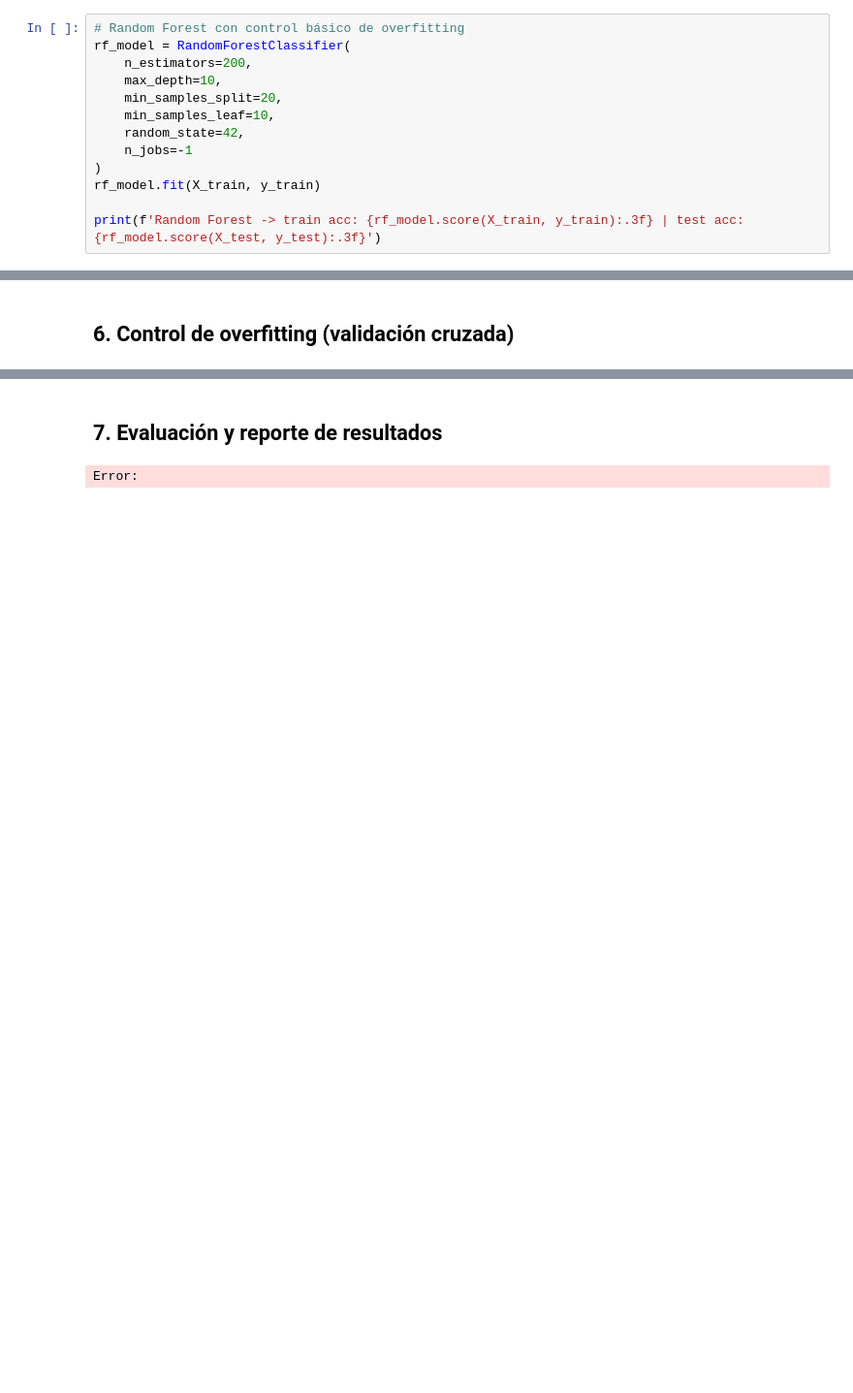
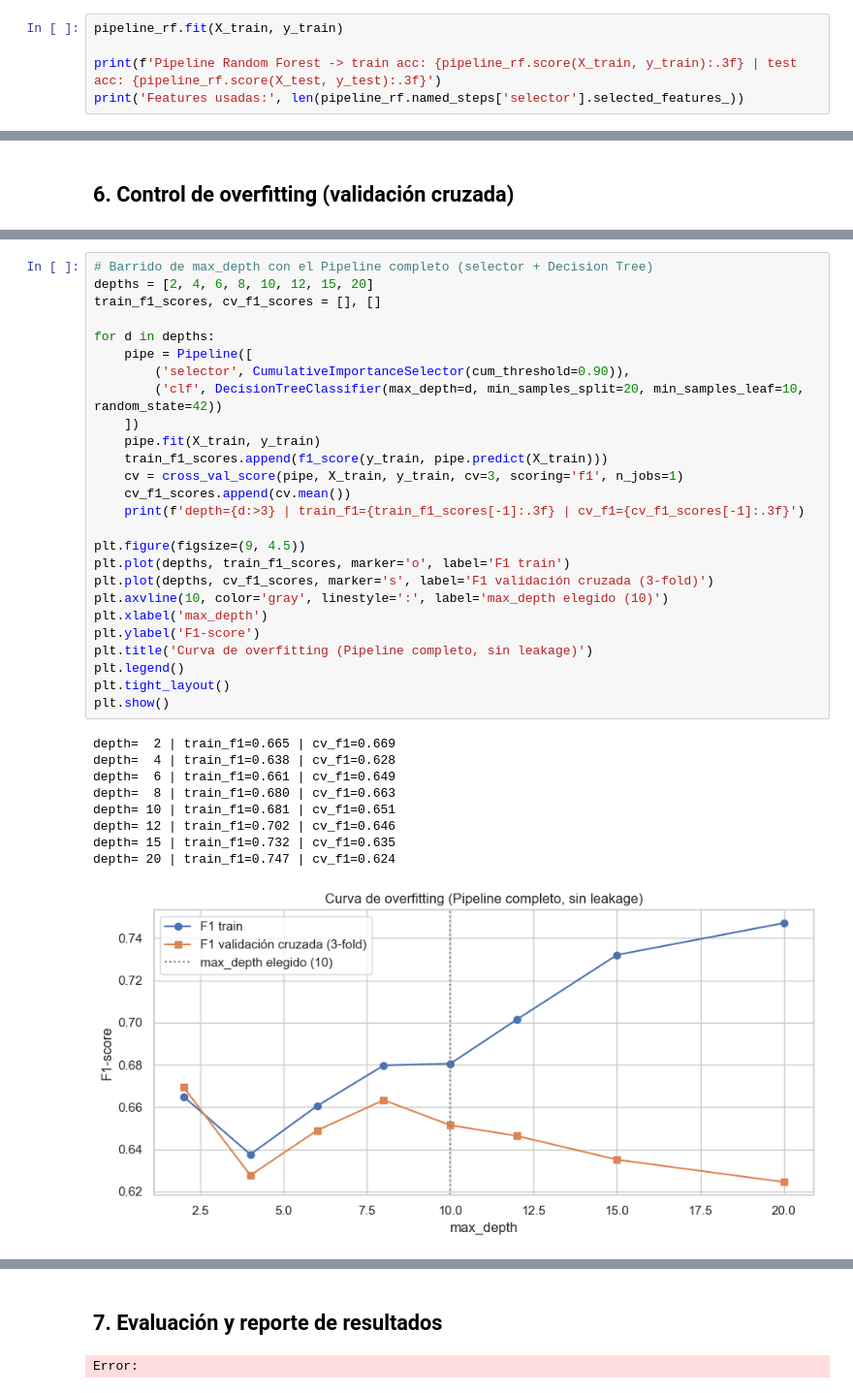
Before and after one commit to HichiroXD/Proyecto_IA_1, a Jupyter notebook: notebook/steam_analysis.ipynb, the cells around one changed output, grey strips where cells are left out. Shown at 97% size. Cells and saved outputs as stored; diff of their text form; blank space fills up the shorter version.

```diff
--- a/notebook/steam_analysis.ipynb
+++ b/notebook/steam_analysis.ipynb
@@ -653,14 +695,6 @@ Decision Tree -> train acc: 0.696 | test acc: 0.656
 # %%
-# Random Forest con control básico de overfitting
-rf_model = RandomForestClassifier(
-    n_estimators=200,
-    max_depth=10,
-    min_samples_split=20,
-    min_samples_leaf=10,
-    random_state=42,
-    n_jobs=-1
-)
-rf_model.fit(X_train, y_train)
+pipeline_rf.fit(X_train, y_train)
 
-print(f'Random Forest -> train acc: {rf_model.score(X_train, y_train):.3f} | test acc: {rf_model.score(X_test, y_test):.3f}')
+print(f'Pipeline Random Forest -> train acc: {pipeline_rf.score(X_train, y_train):.3f} | test acc: {pipeline_rf.score(X_test, y_test):.3f}')
+print('Features usadas:', len(pipeline_rf.named_steps['selector'].selected_features_))
 # %% [output]
@@ -679,0 +724,36 @@ Error:
+# %%
+# Barrido de max_depth con el Pipeline completo (selector + Decision Tree)
+depths = [2, 4, 6, 8, 10, 12, 15, 20]
+train_f1_scores, cv_f1_scores = [], []
+
+for d in depths:
+    pipe = Pipeline([
+        ('selector', CumulativeImportanceSelector(cum_threshold=0.90)),
+        ('clf', DecisionTreeClassifier(max_depth=d, min_samples_split=20, min_samples_leaf=10, random_state=42))
+    ])
+    pipe.fit(X_train, y_train)
+    train_f1_scores.append(f1_score(y_train, pipe.predict(X_train)))
+    cv = cross_val_score(pipe, X_train, y_train, cv=3, scoring='f1', n_jobs=1)
+    cv_f1_scores.append(cv.mean())
+    print(f'depth={d:>3} | train_f1={train_f1_scores[-1]:.3f} | cv_f1={cv_f1_scores[-1]:.3f}')
+
+plt.figure(figsize=(9, 4.5))
+plt.plot(depths, train_f1_scores, marker='o', label='F1 train')
+plt.plot(depths, cv_f1_scores, marker='s', label='F1 validación cruzada (3-fold)')
+plt.axvline(10, color='gray', linestyle=':', label='max_depth elegido (10)')
+plt.xlabel('max_depth')
+plt.ylabel('F1-score')
+plt.title('Curva de overfitting (Pipeline completo, sin leakage)')
+plt.legend()
+plt.tight_layout()
+plt.show()
+# %% [output]
+depth=  2 | train_f1=0.665 | cv_f1=0.669
+depth=  4 | train_f1=0.638 | cv_f1=0.628
+depth=  6 | train_f1=0.661 | cv_f1=0.649
+depth=  8 | train_f1=0.680 | cv_f1=0.663
+depth= 10 | train_f1=0.681 | cv_f1=0.651
+depth= 12 | train_f1=0.702 | cv_f1=0.646
+depth= 15 | train_f1=0.732 | cv_f1=0.635
+depth= 20 | train_f1=0.747 | cv_f1=0.624
+[figure, added]
```
Also changed, not shown: parts of 24 cells of this notebook.
